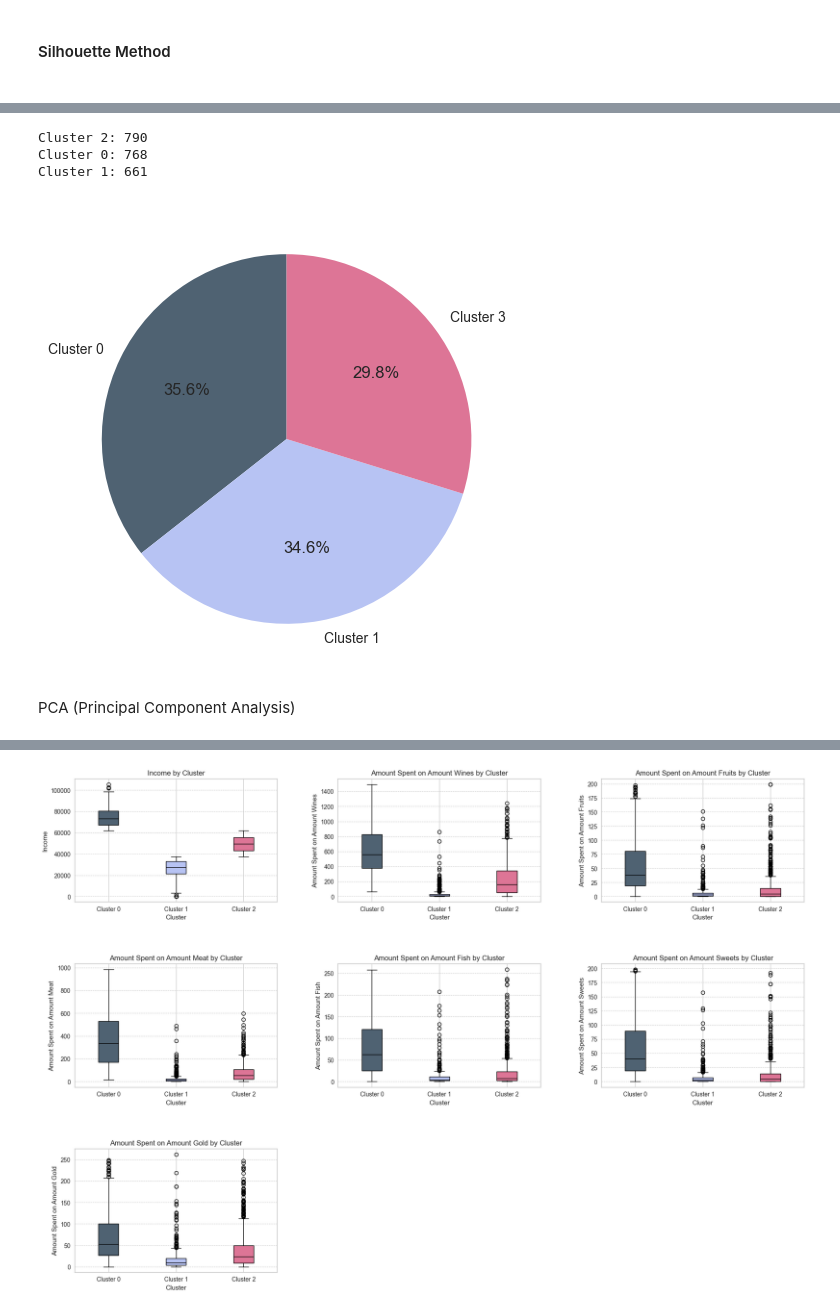
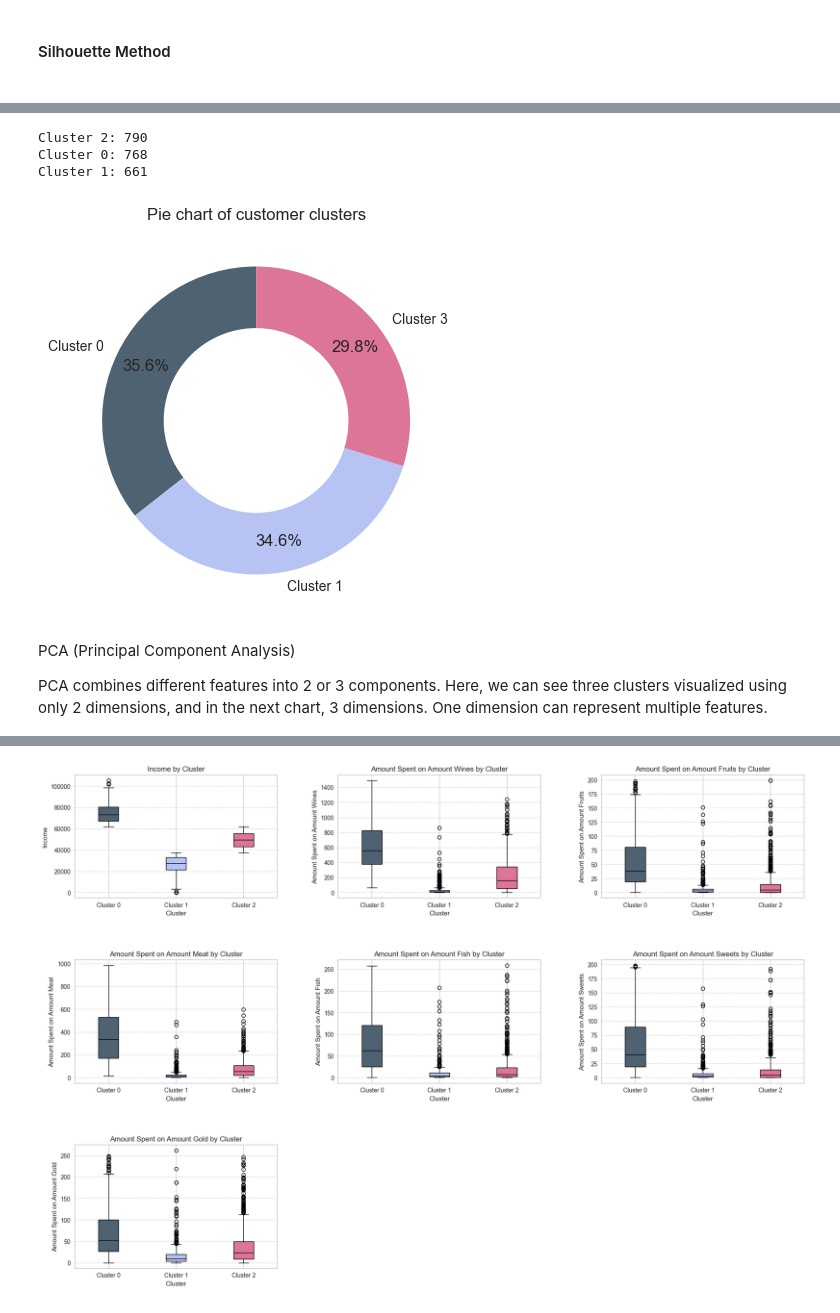
Before and after one commit to dalimvc/DS-Mini-project, a Jupyter notebook: miniProjectAssignmentDaliborMirkovic.ipynb, the cells around one changed output, grey strips where cells are left out. Saved outputs shown, nothing was run; the diff lists cells and outputs as text; code cells hidden in the pictures.

Commit message:
finised k-means

```diff
--- a/miniProjectAssignmentDaliborMirkovic.ipynb
+++ b/miniProjectAssignmentDaliborMirkovic.ipynb
@@ -487,3 +495,13 @@ plt.show()
 # %%
 #converting non-numeric columns to numeric using one-hot encoding as the k-means model can't work with non-numeric data
 df_encoded = pd.get_dummies(df, columns=["Education", "Marital_Status"], drop_first=True)
+
+#convering true/false columns to 1/0
+df_encoded = df_encoded.astype(int)
+
+#addding the column to the encoded dataframe and dropping the enrollment date column
+df_encoded['Days_since_enrolled'] = df['Days_since_enrolled']
+df_encoded.drop(['Enrollment_date'], axis=1, inplace=True)
+
+#drop the ID column
+df_encoded.drop(['ID'], axis=1, inplace=True)
@@ -500,7 +508,2 @@ df_encoded.drop(['Enrollment_date'], axis=1, inplace=True)
 # %% [markdown]
 <h4>Elbow method</h4>
-# %%
-#elbow_m will be used to find the optimal number of clusters for k-means
-Elbow_M = KElbowVisualizer(KMeans(), n_init = "auto")
-Elbow_M.fit(df_encoded)
-Elbow_M.show()
@@ -514,0 +510,15 @@ Returning the number of logical cores instead. You can silence this warning by s
+# %%
+#calculating data for elbow method and showing it on a plot
+wcss = [] #wcss is the sum of squared distances of samples to their closest cluster center
+K = range(1, 11)
+for k in K:
+    kmeans = KMeans(n_clusters=k, random_state=42)
+    kmeans.fit(df_encoded)
+    wcss.append(kmeans.inertia_)
+
+#ploting the Elbow Curve
+plt.plot(K, wcss, 'bx-')
+plt.xlabel('Number of clusters')
+plt.ylabel('WCSS')
+plt.title('Elbow Method for Optimal k')
+plt.show()
@@ -541,8 +555,7 @@ plt.show()
 # %%
-df_encoded.drop("ID", axis=1, inplace=True)
-#create the k-means model with 3 clusters
+#creating  k-means model with 3 clusters
 kmeans = KMeans(n_clusters=3, random_state=0)
-df['Cluster'] = kmeans.fit_predict(df_encoded) #fit the model and predict the clusters
+df_encoded['Cluster'] = kmeans.fit_predict(df_encoded) #fits the model and predict the clusters
 # %%
 pd.set_option('display.max_columns', None)
 #displaying cluster centers
@@ -569,18 +604,20 @@ print(cluster_centers)
 # %%
 #print number of customers in each cluster  and plot a pie chart
-for cluster, count in df['Cluster'].value_counts().items():
+for cluster, count in df_encoded['Cluster'].value_counts().items():
     print(f"Cluster {cluster}: {count}")
 
-plt.figure(figsize=(6, 6))
-plt.pie(df['Cluster'].value_counts(), labels=['Cluster 0', 'Cluster 1', 'Cluster 3'], autopct='%1.1f%%', startangle=90, colors=['#4F6272', '#B7C3F3', '#DD7596'])
+plt.figure(figsize=(5, 5))
+plt.pie(df_encoded['Cluster'].value_counts(), labels=['Cluster 0', 'Cluster 1', 'Cluster 3'], autopct='%1.1f%%', startangle=90, colors=['#4F6272', '#B7C3F3', '#DD7596'], wedgeprops=dict(width=0.4), pctdistance=0.8)
+plt.title("Pie chart of customer clusters")
 plt.show()
 # %% [output]
 Cluster 2: 790
 Cluster 0: 768
 Cluster 1: 661
-[figure, old version]
+[figure, new version]
-# %% [markdown]
-<p>PCA (Principal Component Analysis)</p>
+# %% [markdown]
+<p>PCA (Principal Component Analysis)</p>
+PCA combines different features into 2 or 3 components. Here, we can see three clusters visualized using only 2 dimensions, and in the next chart, 3 dimensions. One dimension can represent multiple features.
 # %%
 #choosing the colors for the clusters
 my_colors = ['#4F6272', '#B7C3F3', '#DD7596']
```
Also changed, not shown: parts of 30 cells of this notebook.
